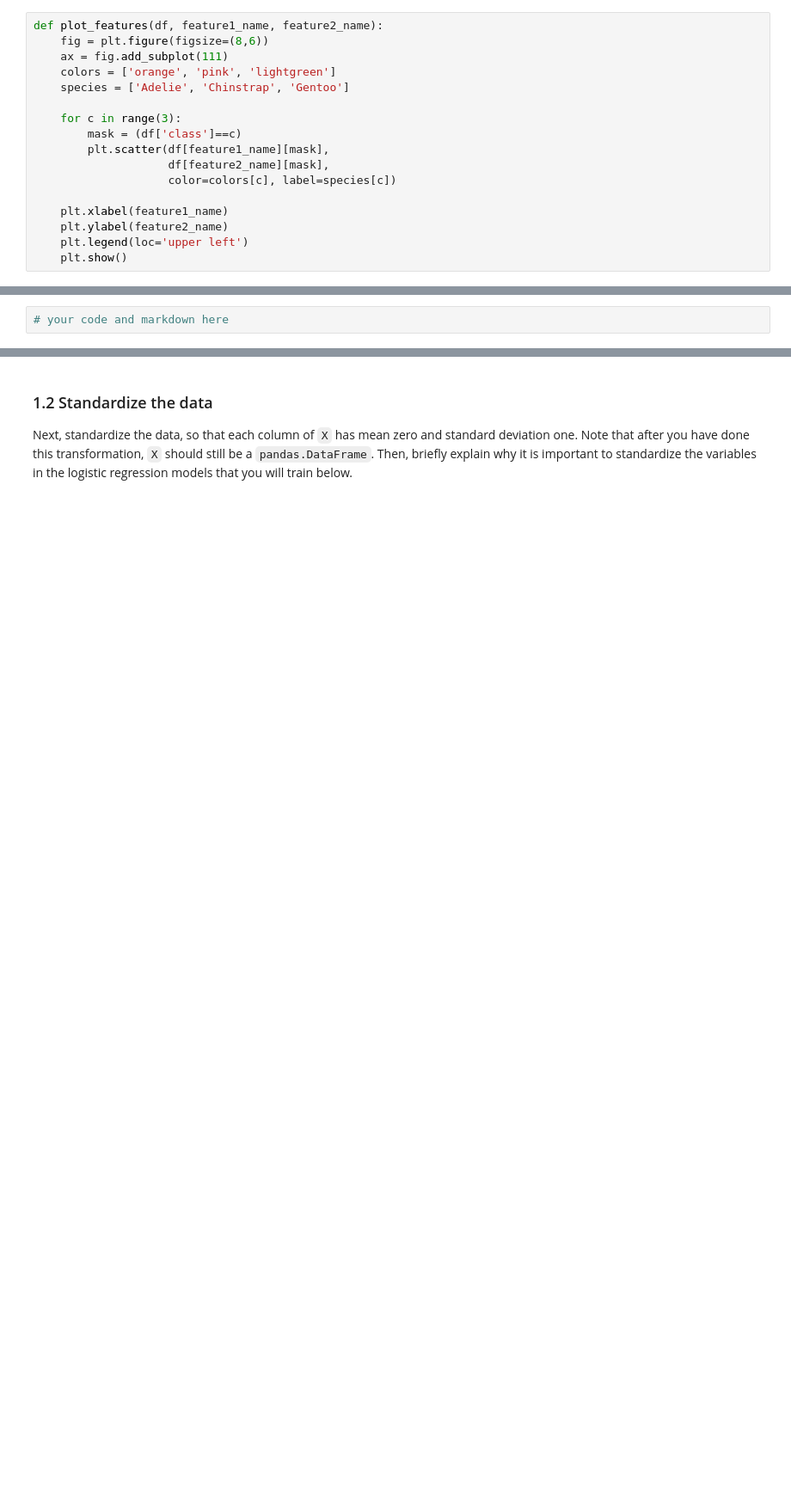
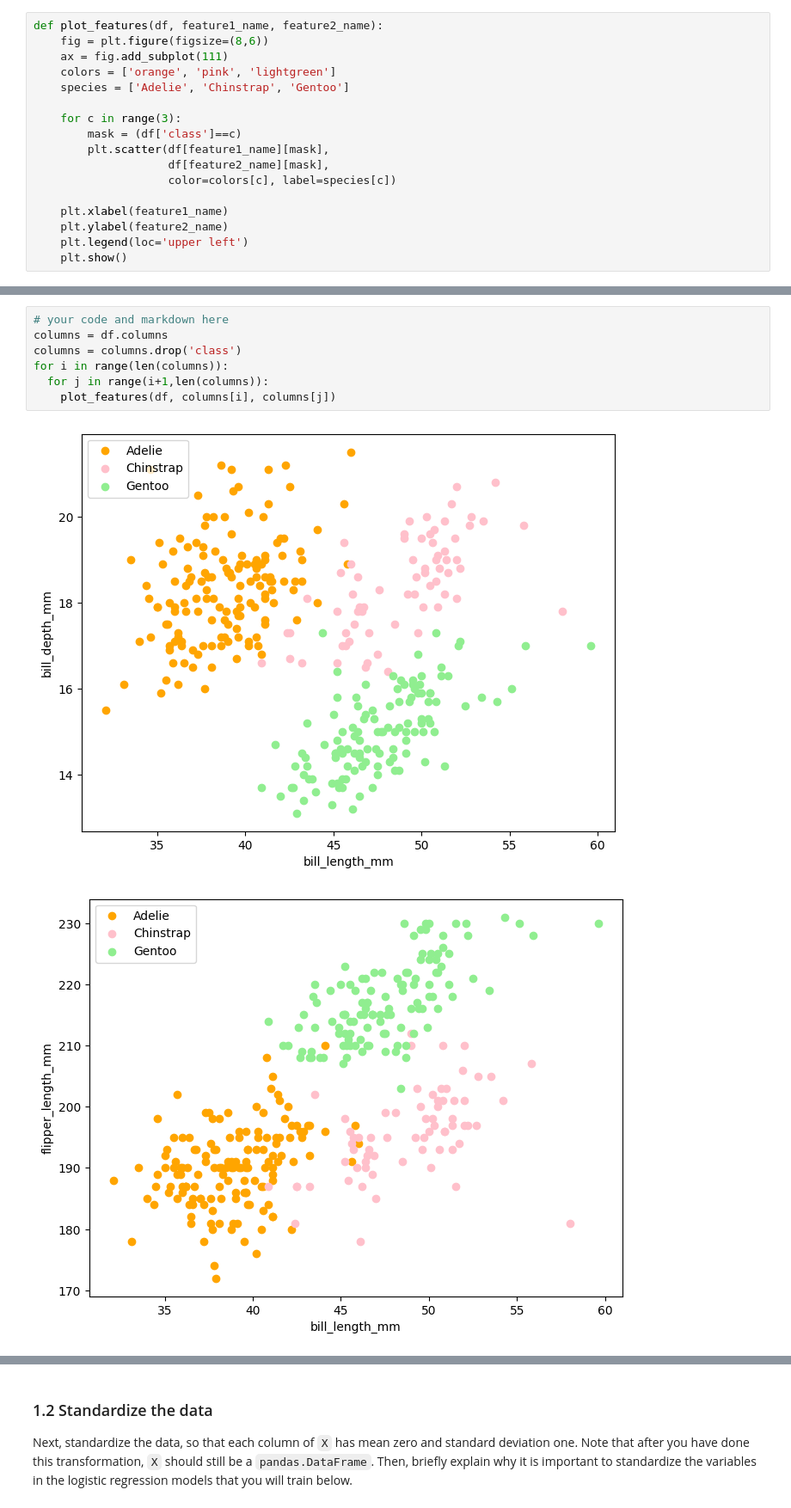
Before and after one commit to yuhanqianns94/Intro-to-ML, a Jupyter notebook: assignments/assn2/assn2.ipynb, the cells around one changed output, grey strips where cells are left out. Shown at 86% size. Drawn from its saved outputs; the diff is of its cells as text; blank space fills up the shorter version.

```diff
--- a/assignments/assn2/assn2.ipynb
+++ b/assignments/assn2/assn2.ipynb
@@ -135,3 +150,11 @@ the class labels. An example of such a plot is shown below:
 For each plot, discuss why the pair of features may or not be helpful in discriminating between the three species of penguins.
 # %%
 # your code and markdown here
+columns = df.columns
+columns = columns.drop('class')
+for i in range(len(columns)):
+  for j in range(i+1,len(columns)):
+    plot_features(df, columns[i], columns[j])
+# %% [output]
+[figure, added]
+[figure, added]
```
Also changed, not shown: parts of 8 cells of this notebook.
